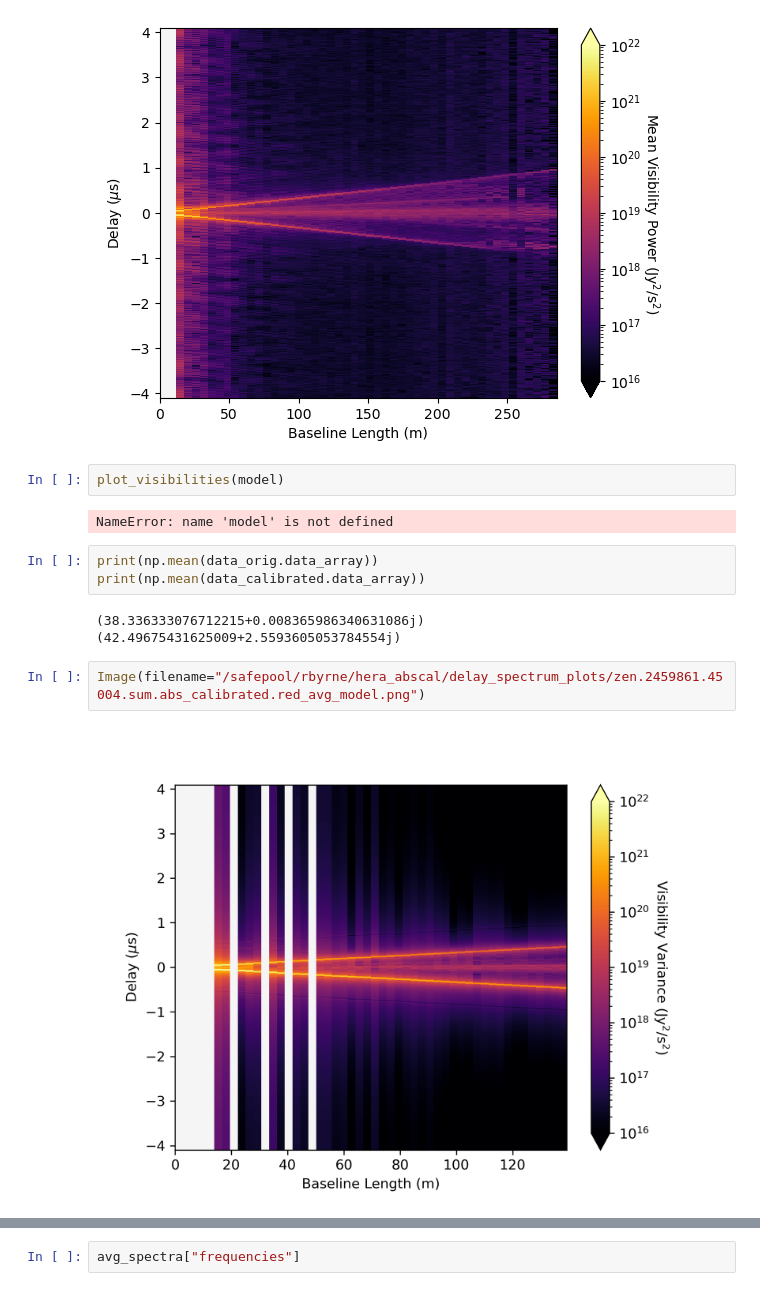
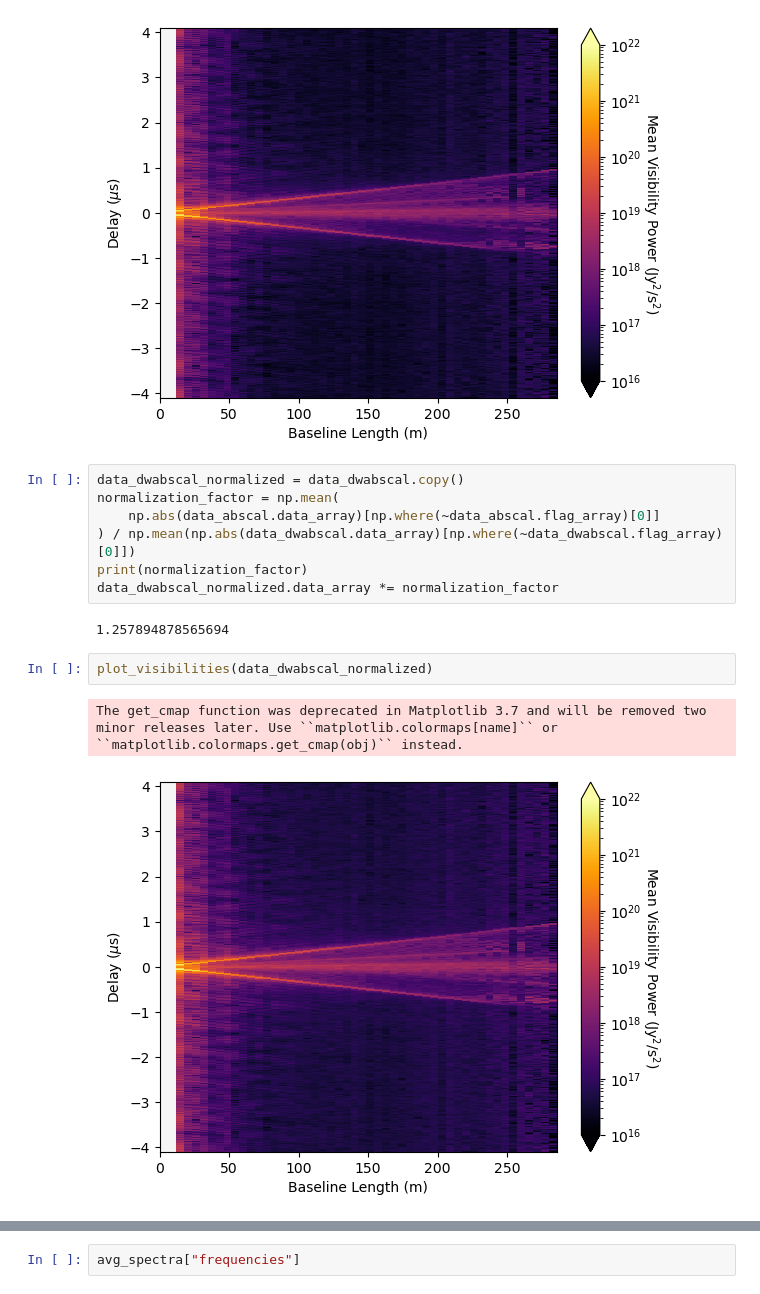
Before and after one commit to rlbyrne/rlb_hera, a Jupyter notebook: hera_data_viewer.ipynb, the cells around one changed output, grey strips where cells are left out. Drawn from its saved outputs; the diff is of its cells as text.

Commit message:
inspect new abscal run

```diff
--- a/hera_data_viewer.ipynb
+++ b/hera_data_viewer.ipynb
@@ -110,17 +117,17 @@ plot_visibilities(data_dwabscal)
 # %% [output]
 The get_cmap function was deprecated in Matplotlib 3.7 and will be removed two minor releases later. Use ``matplotlib.colormaps[name]`` or ``matplotlib.colormaps.get_cmap(obj)`` instead.
 [figure]
+# %%
+data_dwabscal_normalized = data_dwabscal.copy()
+normalization_factor = np.mean(
+    np.abs(data_abscal.data_array)[np.where(~data_abscal.flag_array)[0]]
+) / np.mean(np.abs(data_dwabscal.data_array)[np.where(~data_dwabscal.flag_array)[0]])
+print(normalization_factor)
+data_dwabscal_normalized.data_array *= normalization_factor
+# %% [output]
+1.257894878565694
 # %%
-plot_visibilities(model)
+plot_visibilities(data_dwabscal_normalized)
 # %% [output]
-NameError: name 'model' is not defined
+The get_cmap function was deprecated in Matplotlib 3.7 and will be removed two minor releases later. Use ``matplotlib.colormaps[name]`` or ``matplotlib.colormaps.get_cmap(obj)`` instead.
+[figure, added]
-# %%
-print(np.mean(data_orig.data_array))
-print(np.mean(data_calibrated.data_array))
-# %% [output]
-(38.336333076712215+0.008365986340631086j)
-(42.49675431625009+2.5593605053784554j)
-# %%
-Image(filename="/safepool/rbyrne/hera_abscal/delay_spectrum_plots/zen.2459861.45004.sum.abs_calibrated.red_avg_model.png")
-# %% [output]
-[figure, removed]
```
Also changed, not shown: parts of 7 cells of this notebook, 1 other file.
